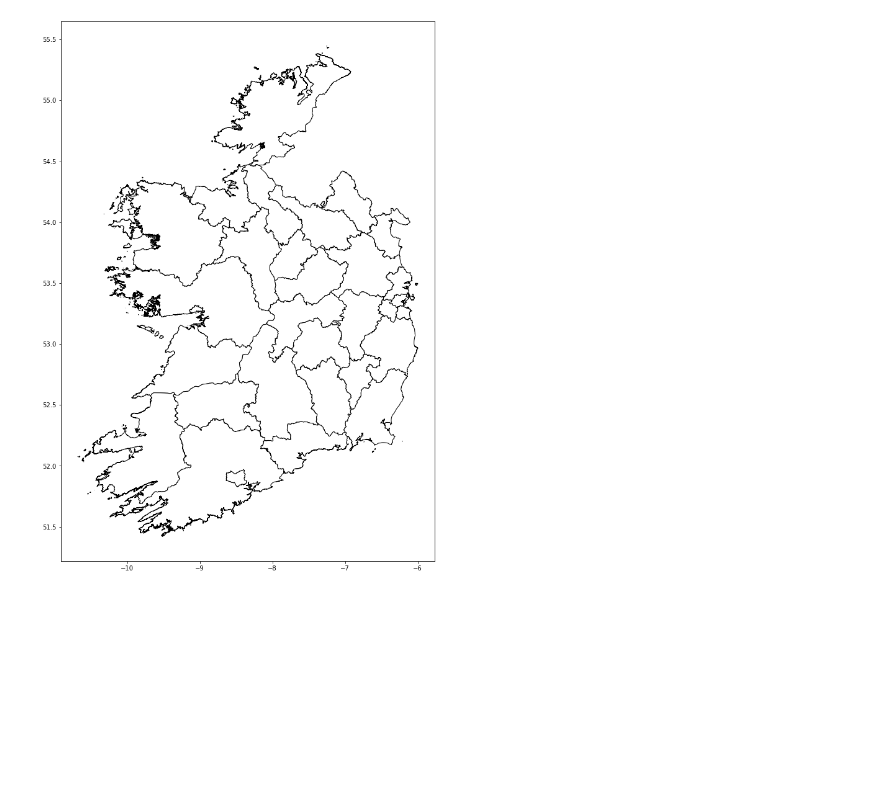
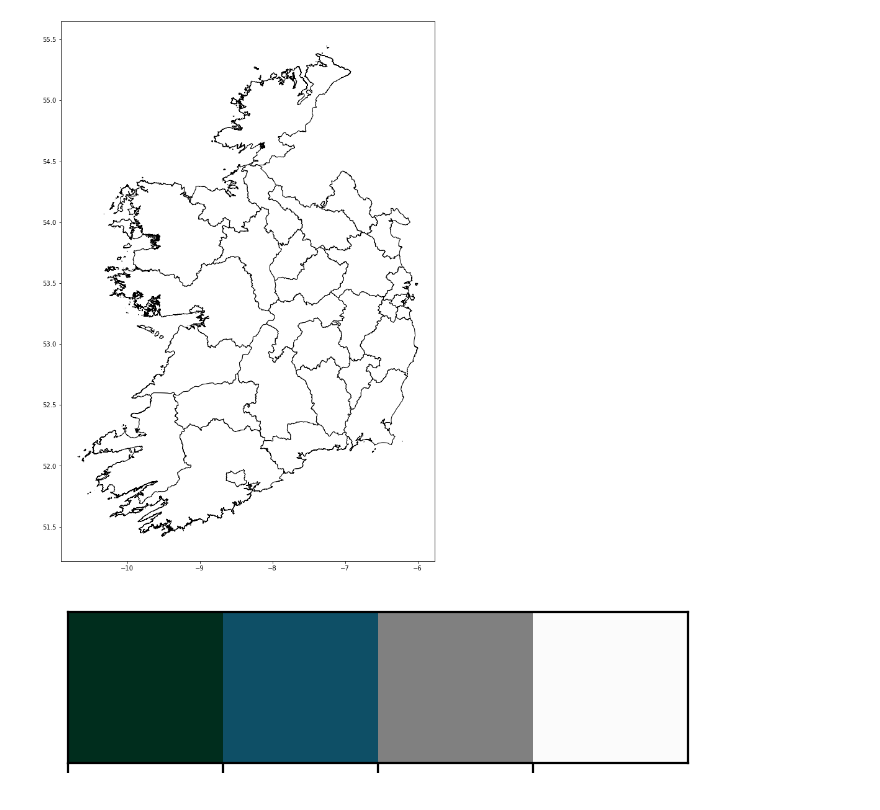
Before and after one commit to pessini/avian-flu-wild-birds-ireland, a Jupyter notebook: Exploratory-Data-Analysis-EDA.ipynb, the cells around one changed output. Drawn from its saved outputs; the diff is of its cells as text; code cells hidden in the pictures; blank space fills up the shorter version.

```diff
--- a/Exploratory-Data-Analysis-EDA.ipynb
+++ b/Exploratory-Data-Analysis-EDA.ipynb
@@ -268,3 +270,7 @@ admin_areas.plot(figsize=(18,16), facecolor='white', edgecolor='black')
 # %%
 # Saving the data downloaded to a local json file
 admin_areas.to_file('data/Administrative_Areas_Ireland.json', driver='GeoJSON')
+# %%
+sns.palplot(['#002d1d','#0e4f66','gray','#fbfbfb'])
+# %% [output]
+[figure, added]
```
Also changed, not shown: parts of 3 cells of this notebook.
